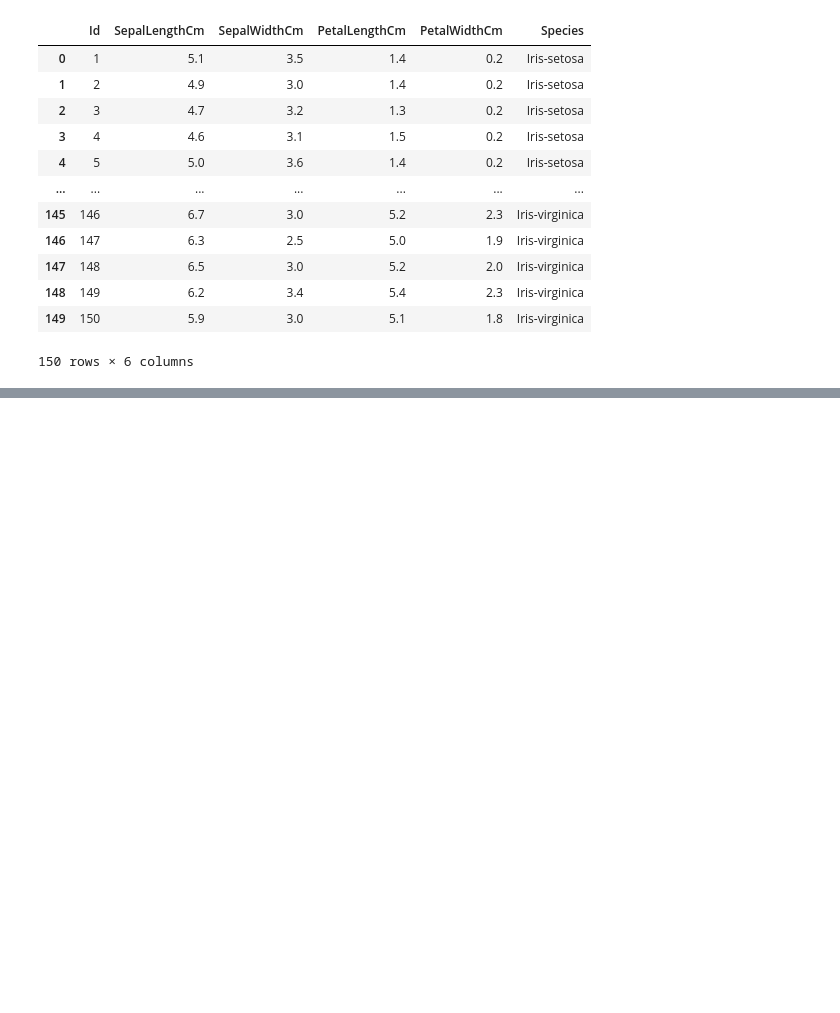
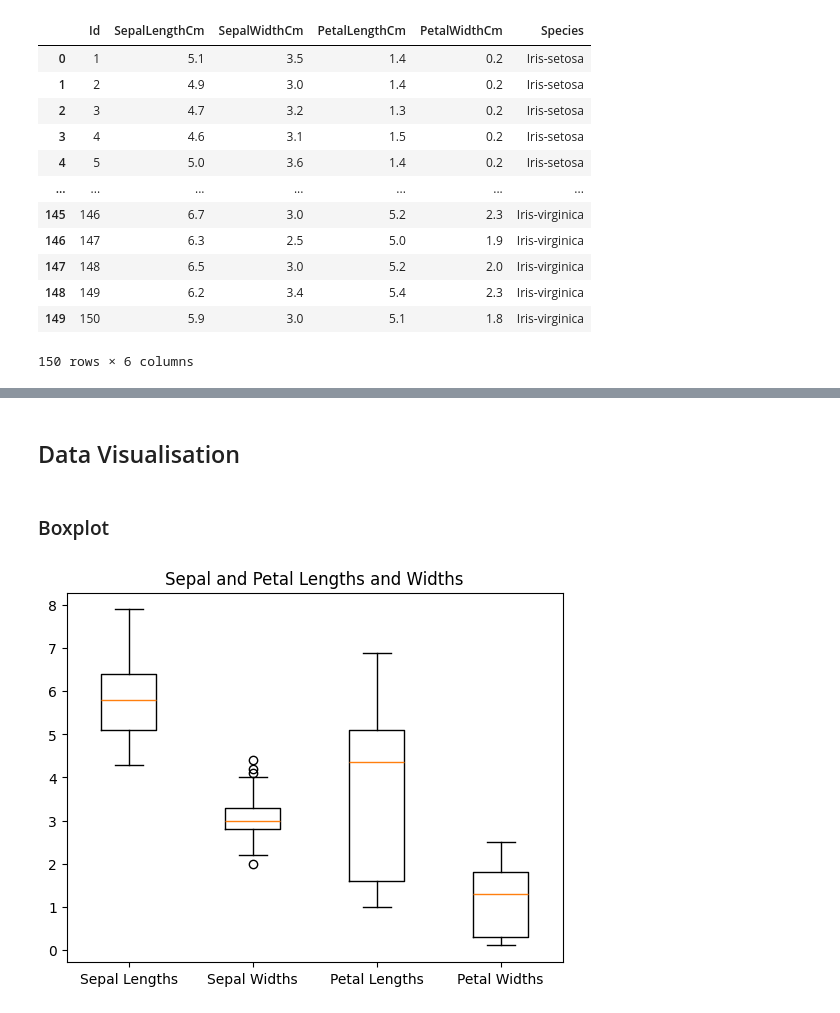
Before and after one commit to Ploenypp/tuto-stats, a Jupyter notebook: iris.ipynb, the cells around one changed output, grey strips where cells are left out. Saved outputs shown, nothing was run; the diff lists cells and outputs as text; code cells hidden in the pictures; blank space fills up the shorter version.

```diff
--- a/iris.ipynb
+++ b/iris.ipynb
@@ -24,9 +30,9 @@ display(data)
 | 149 | 150 | 5.9 | 3.0 | 5.1 | 1.8 | Iris-virginica |
 150 rows × 6 columns
 # %%
-# for easier coding
-SL = "SepalLengthCm"
-SW = "SepalWidthCm"
-PL = "PetalLengthCm"
-PW = "PetalWidthCm"
-Spec = "Species"
+# lists
+SL = data["SepalLengthCm"]
+SW = data["SepalWidthCm"]
+PL = data["PetalLengthCm"]
+PW = data["PetalWidthCm"]
+Spec = data["Species"]
@@ -32,0 +80,10 @@ Spec = "Species"
+# %% [markdown]
+## Data Visualisation
+# %% [markdown]
+### Boxplot
+# %%
+plt.boxplot([SL, SW, PL, PW], tick_labels = ["Sepal Lengths", "Sepal Widths", "Petal Lengths", "Petal Widths"])
+plt.title("Sepal and Petal Lengths and Widths")
+plt.show()
+# %% [output]
+[figure, added]
```
Also changed, not shown: parts of 17 cells of this notebook.
